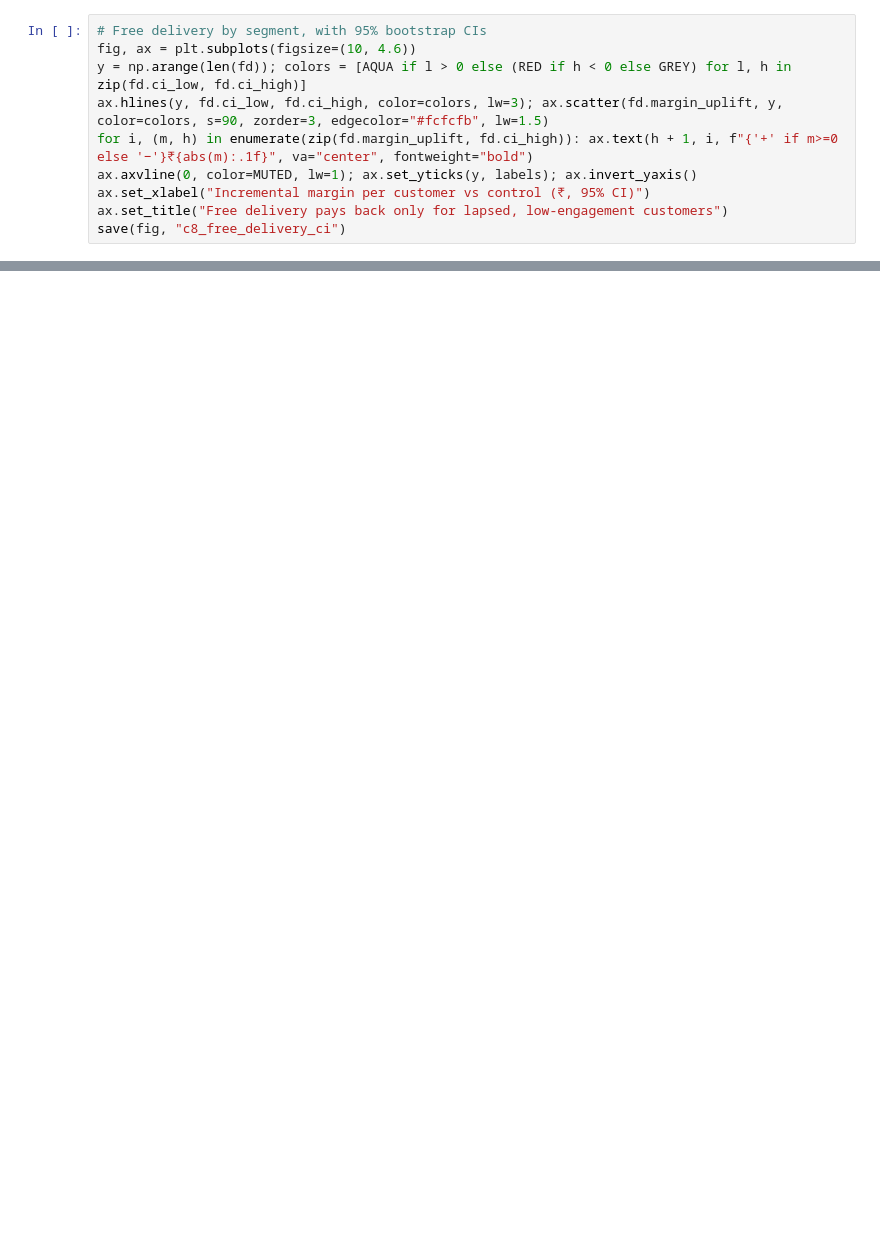
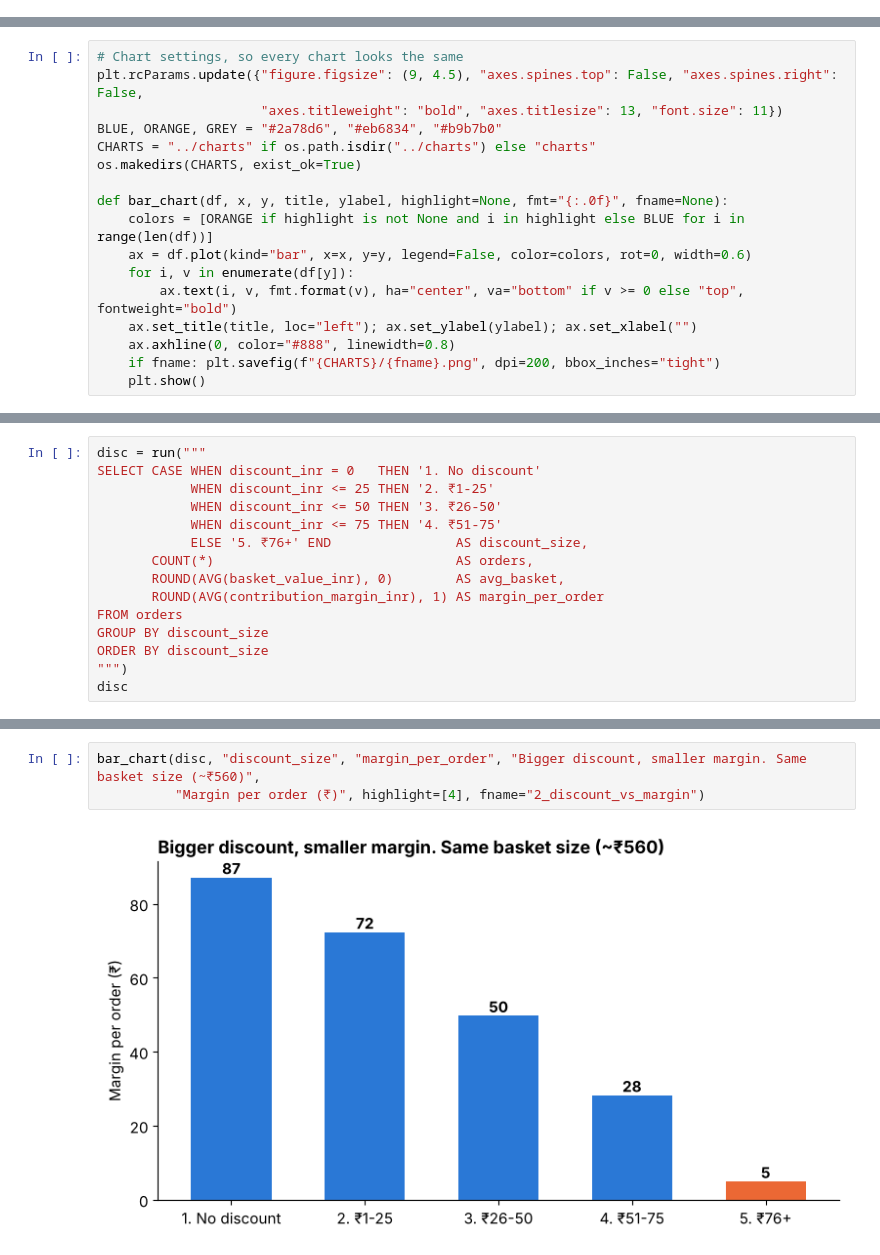
Before and after one commit to Aritra-20/swiftbasket-profitable-growth, a Jupyter notebook: notebooks/swiftbasket_analysis.ipynb, the cells around one changed output, grey strips where cells are left out. Cells and saved outputs as stored; diff of their text form; blank space fills up the shorter version.

```diff
--- a/notebooks/swiftbasket_analysis.ipynb
+++ b/notebooks/swiftbasket_analysis.ipynb
@@ -659,10 +0,0 @@ fig.tight_layout(); save(fig, "c7_redemption_vs_uplift")
-# %%
-# Free delivery by segment, with 95% bootstrap CIs
-fig, ax = plt.subplots(figsize=(10, 4.6))
-y = np.arange(len(fd)); colors = [AQUA if l > 0 else (RED if h < 0 else GREY) for l, h in zip(fd.ci_low, fd.ci_high)]
-ax.hlines(y, fd.ci_low, fd.ci_high, color=colors, lw=3); ax.scatter(fd.margin_uplift, y, color=colors, s=90, zorder=3, edgecolor="#fcfcfb", lw=1.5)
-for i, (m, h) in enumerate(zip(fd.margin_uplift, fd.ci_high)): ax.text(h + 1, i, f"{'+' if m>=0 else '−'}₹{abs(m):.1f}", va="center", fontweight="bold")
-ax.axvline(0, color=MUTED, lw=1); ax.set_yticks(y, labels); ax.invert_yaxis()
-ax.set_xlabel("Incremental margin per customer vs control (₹, 95% CI)")
-ax.set_title("Free delivery pays back only for lapsed, low-engagement customers")
-save(fig, "c8_free_delivery_ci")
@@ -787,0 +38,17 @@ exported to ../exports
+# %%
+# Chart settings, so every chart looks the same
+plt.rcParams.update({"figure.figsize": (9, 4.5), "axes.spines.top": False, "axes.spines.right": False,
+                     "axes.titleweight": "bold", "axes.titlesize": 13, "font.size": 11})
+BLUE, ORANGE, GREY = "#2a78d6", "#eb6834", "#b9b7b0"
+CHARTS = "../charts" if os.path.isdir("../charts") else "charts"
+os.makedirs(CHARTS, exist_ok=True)
+
+def bar_chart(df, x, y, title, ylabel, highlight=None, fmt="{:.0f}", fname=None):
+    colors = [ORANGE if highlight is not None and i in highlight else BLUE for i in range(len(df))]
+    ax = df.plot(kind="bar", x=x, y=y, legend=False, color=colors, rot=0, width=0.6)
+    for i, v in enumerate(df[y]):
+        ax.text(i, v, fmt.format(v), ha="center", va="bottom" if v >= 0 else "top", fontweight="bold")
+    ax.set_title(title, loc="left"); ax.set_ylabel(ylabel); ax.set_xlabel("")
+    ax.axhline(0, color="#888", linewidth=0.8)
+    if fname: plt.savefig(f"{CHARTS}/{fname}.png", dpi=200, bbox_inches="tight")
+    plt.show()
@@ -787,0 +188,15 @@ exported to ../exports
+# %%
+disc = run("""
+SELECT CASE WHEN discount_inr = 0   THEN '1. No discount'
+            WHEN discount_inr <= 25 THEN '2. ₹1-25'
+            WHEN discount_inr <= 50 THEN '3. ₹26-50'
+            WHEN discount_inr <= 75 THEN '4. ₹51-75'
+            ELSE '5. ₹76+' END                AS discount_size,
+       COUNT(*)                               AS orders,
+       ROUND(AVG(basket_value_inr), 0)        AS avg_basket,
+       ROUND(AVG(contribution_margin_inr), 1) AS margin_per_order
+FROM orders
+GROUP BY discount_size
+ORDER BY discount_size
+""")
+disc
@@ -787,0 +210,5 @@ exported to ../exports
+# %%
+bar_chart(disc, "discount_size", "margin_per_order", "Bigger discount, smaller margin. Same basket size (~₹560)",
+          "Margin per order (₹)", highlight=[4], fname="2_discount_vs_margin")
+# %% [output]
+[figure, added]
```
Also changed, not shown: parts of 107 cells of this notebook, 35 other files.
